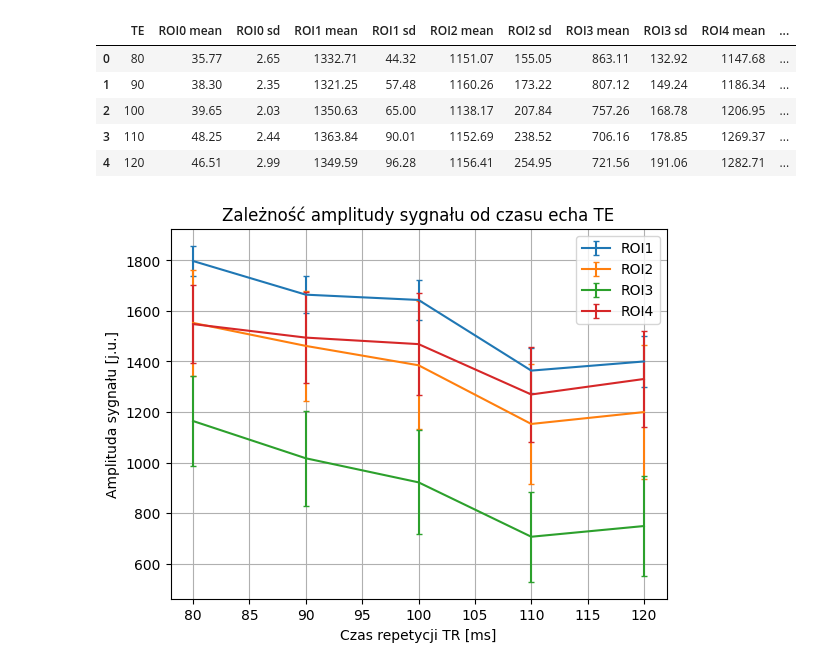
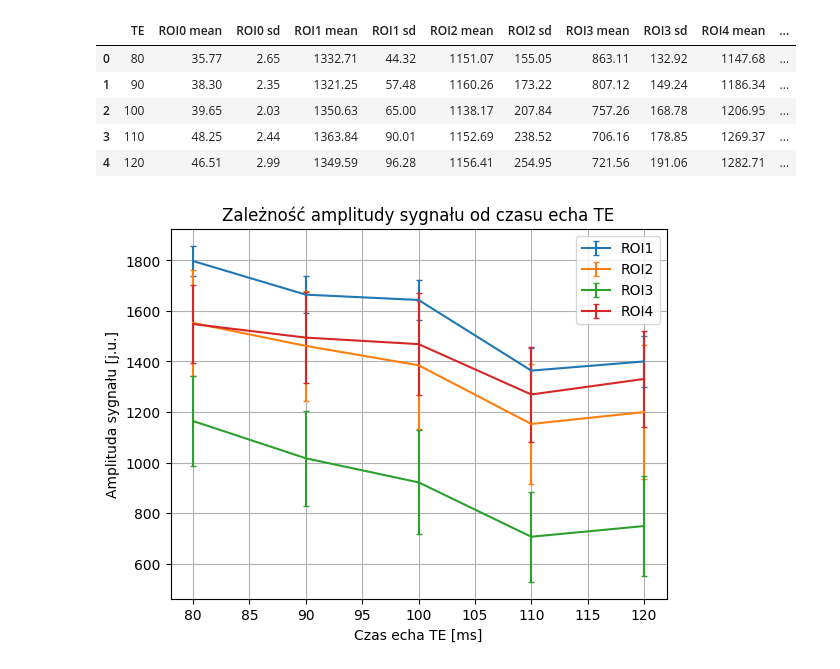
Before and after one commit to AmVisual/sem-7, a Jupyter notebook: PTOM/laby/lab 5/lab5.ipynb, the cells around one changed output. Saved outputs shown, nothing was run; the diff lists cells and outputs as text; code cells hidden in the pictures.

```diff
--- a/PTOM/laby/lab 5/lab5.ipynb
+++ b/PTOM/laby/lab 5/lab5.ipynb
@@ -65,14 +65,14 @@ for i in range(3,13):
 # %%
 # Wykres zależności amplitudy sygnału od czasu
 te = te_matrix[:,0]
 for i in range(3,11,2):
     plt.errorbar(te, te_matrix[:,i], yerr=te_matrix[:,i+1], label="ROI"+str(int((i-1)/2)),capsize=2.5)
 plt.title('Zależność amplitudy sygnału od czasu echa TE')
-plt.xlabel('Czas repetycji TR [ms]')
+plt.xlabel('Czas echa TE [ms]')
 plt.ylabel('Amplituda sygnału [j.u.]')
 plt.legend()
 plt.grid()
 plt.savefig('te_wykres.pdf')
 plt.show()
 # %% [output]
-[figure, old version]
+[figure, new version]
```
Also changed, not shown: 23 other files.
